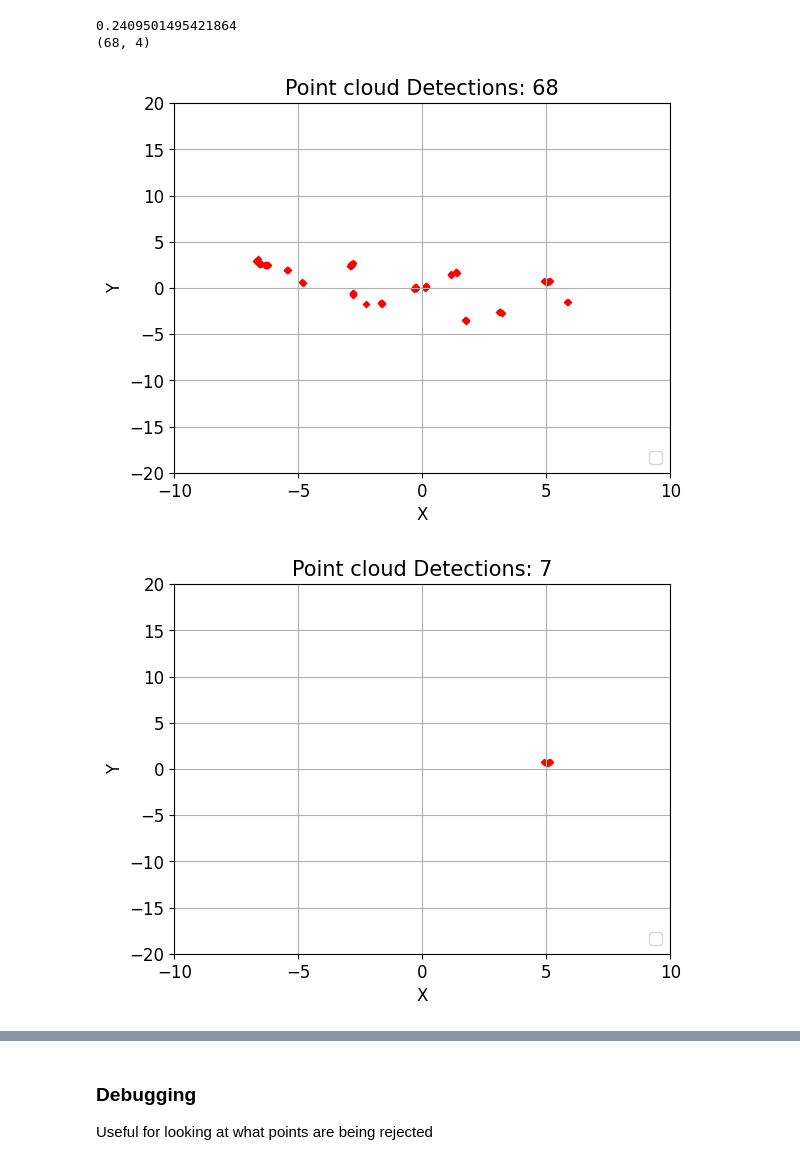
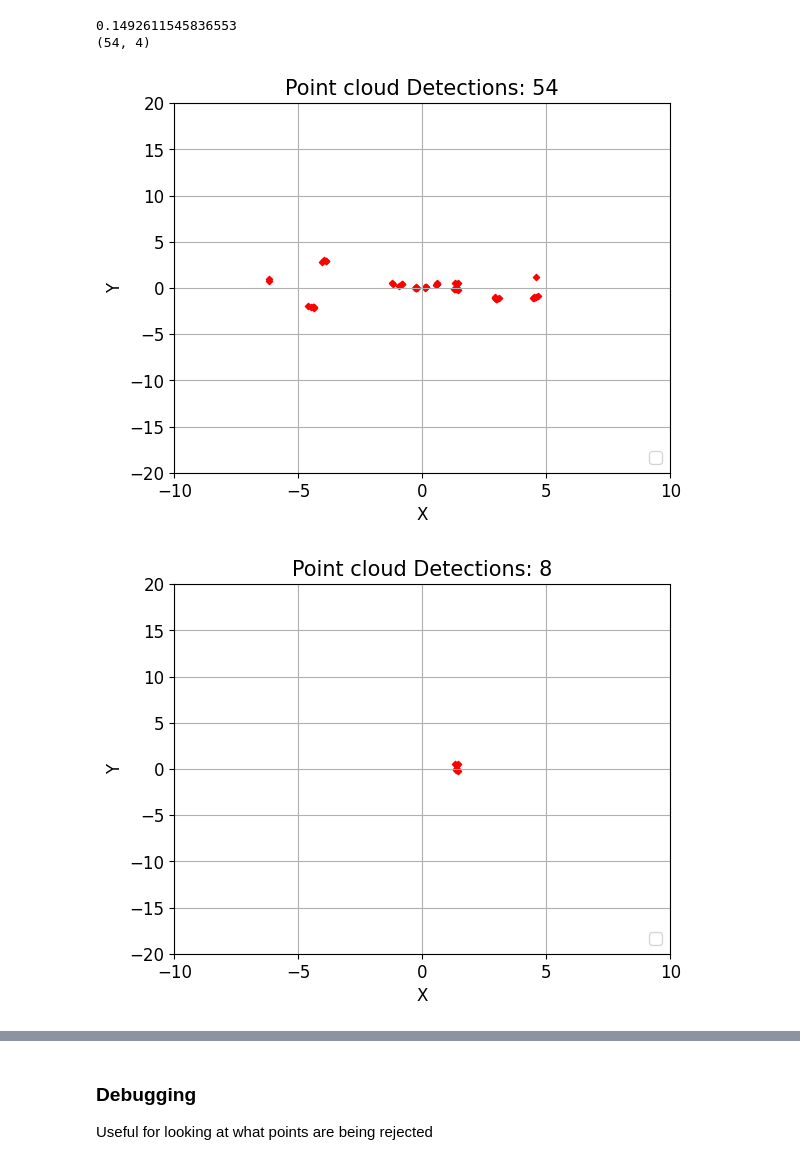
Before and after one commit to davidmhunt/odometry, a Jupyter notebook: notebooks/test_vel_filtering.ipynb, the cells around one changed output, grey strips where cells are left out. Drawn from its saved outputs; the diff is of its cells as text; code cells hidden in the pictures.

```diff
--- a/notebooks/test_vel_filtering.ipynb
+++ b/notebooks/test_vel_filtering.ipynb
@@ -11,6 +14,6 @@ from odometry.point_cloud_processing.vel_filtering import VelFiltering
 # %%
 dataset = radnavDS(
-    dataset_path="/data/radnav/rad_nav_filter_experiments/WILK_BASEMENT_1_WALK/",
+    dataset_path="/data/radnav/rad_nav_filter_experiments/WILK_SPEED_1_WALK/",
     radar_folder="radar_combined",
     lidar_folder="lidar",
     camera_folder="camera",
@@ -21,7 +24,7 @@ dataset = radnavDS(
 
 map_handler = MapHandler(
     maps_folder="/data/radnav/maps",
-    map_file="wilk_basement.yaml"
+    map_file="wilkinson.yaml"
 )
 
 plotter = PlotterLocalization(dataset,map_handler)
@@ -35,0 +60,5 @@ loaded map from /data/radnav/maps/wilk_basement.yaml
+# %%
+idx = 400
+plt.imshow(
+                dataset.get_camera_frame(idx)
+)
@@ -36,21 +68,19 @@ loaded map from /data/radnav/maps/wilk_basement.yaml
 # %%
-idx = 500
-
 #get the point cloud
 ego_x_vel = dataset.get_vehicle_vel_data(idx)[0,1]
 vehicle_vel = np.array([ego_x_vel,0.0])
 print(ego_x_vel)
 
 #get the detections
 detections = dataset.get_radar_detections(idx)
 print(detections.shape)
 
 #plot the detections
 plotter.plot_detections(detections, show=True)
 # %% [output]
-0.2409501495421864
-(68, 4)
+0.1492611545836553
+(54, 4)
-[figure, old version]
+[figure, new version]
 # %%
 vel_filter = VelFiltering(v_thresh=0.4)
 
@@ -58,7 +88,7 @@ vel_filter = VelFiltering(v_thresh=0.4)
 dynamic_objects = vel_filter.get_dynamic_detections(detections,vehicle_vel)
 plotter.plot_detections(dynamic_objects, show=True)
 # %% [output]
-[figure, old version]
+[figure, new version]
 # %%
 #plot the static objects
 static_objects = vel_filter.get_static_detections(detections,vehicle_vel)
```
Also changed, not shown: parts of 7 cells of this notebook.
